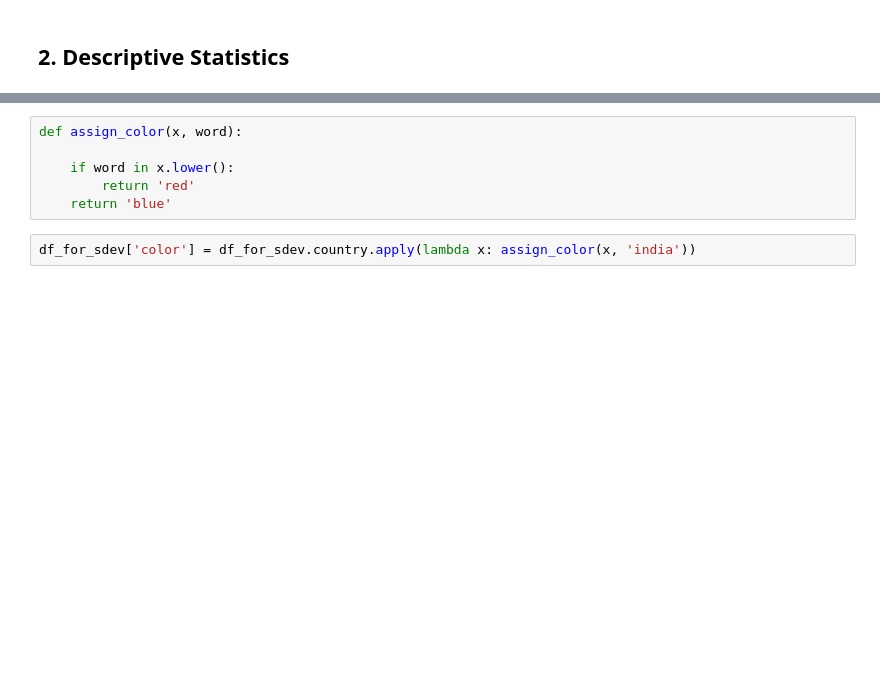
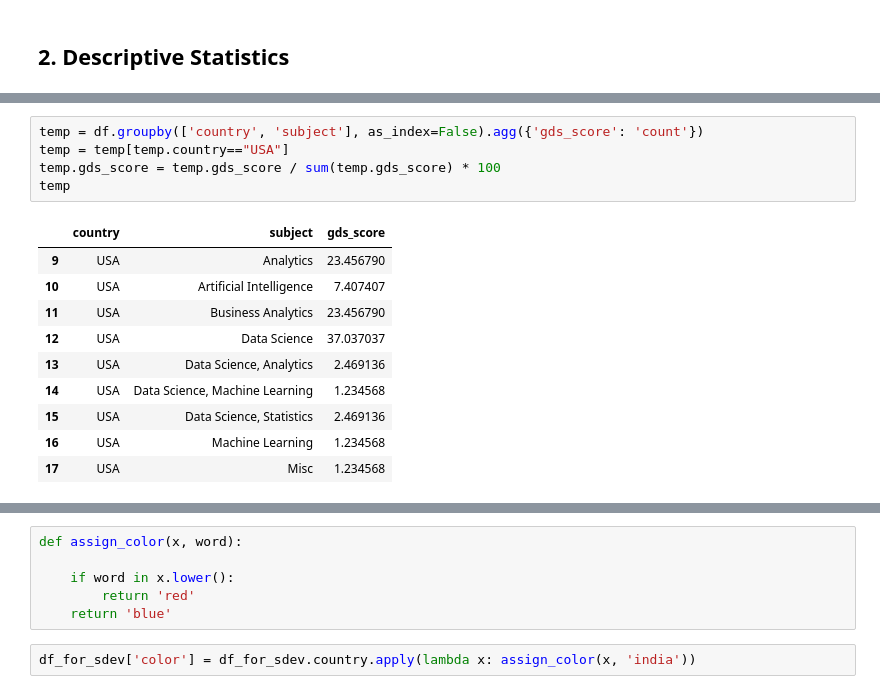
Before and after one commit to ry05/data-science-education-research, a Jupyter notebook: data_analysis/notebooks/03_gds_analysis.ipynb, the cells around one changed output, grey strips where cells are left out. Saved outputs shown, nothing was run; the diff lists cells and outputs as text; blank space fills up the shorter version.

```diff
--- a/data_analysis/notebooks/03_gds_analysis.ipynb
+++ b/data_analysis/notebooks/03_gds_analysis.ipynb
@@ -179,0 +72,16 @@ df[df.uni_name=="Indian Institute of Science Bangalore"]
+# %%
+temp = df.groupby(['country', 'subject'], as_index=False).agg({'gds_score': 'count'})
+temp = temp[temp.country=="USA"]
+temp.gds_score = temp.gds_score / sum(temp.gds_score) * 100
+temp
+# %% [output]
+|  | country | subject | gds_score |
+| 9 | USA | Analytics | 23.456790 |
+| 10 | USA | Artificial Intelligence | 7.407407 |
+| 11 | USA | Business Analytics | 23.456790 |
+| 12 | USA | Data Science | 37.037037 |
+| 13 | USA | Data Science, Analytics | 2.469136 |
+| 14 | USA | Data Science, Machine Learning | 1.234568 |
+| 15 | USA | Data Science, Statistics | 2.469136 |
+| 16 | USA | Machine Learning | 1.234568 |
+| 17 | USA | Misc | 1.234568 |
```
Also changed, not shown: parts of 27 cells of this notebook, 22 other files.
